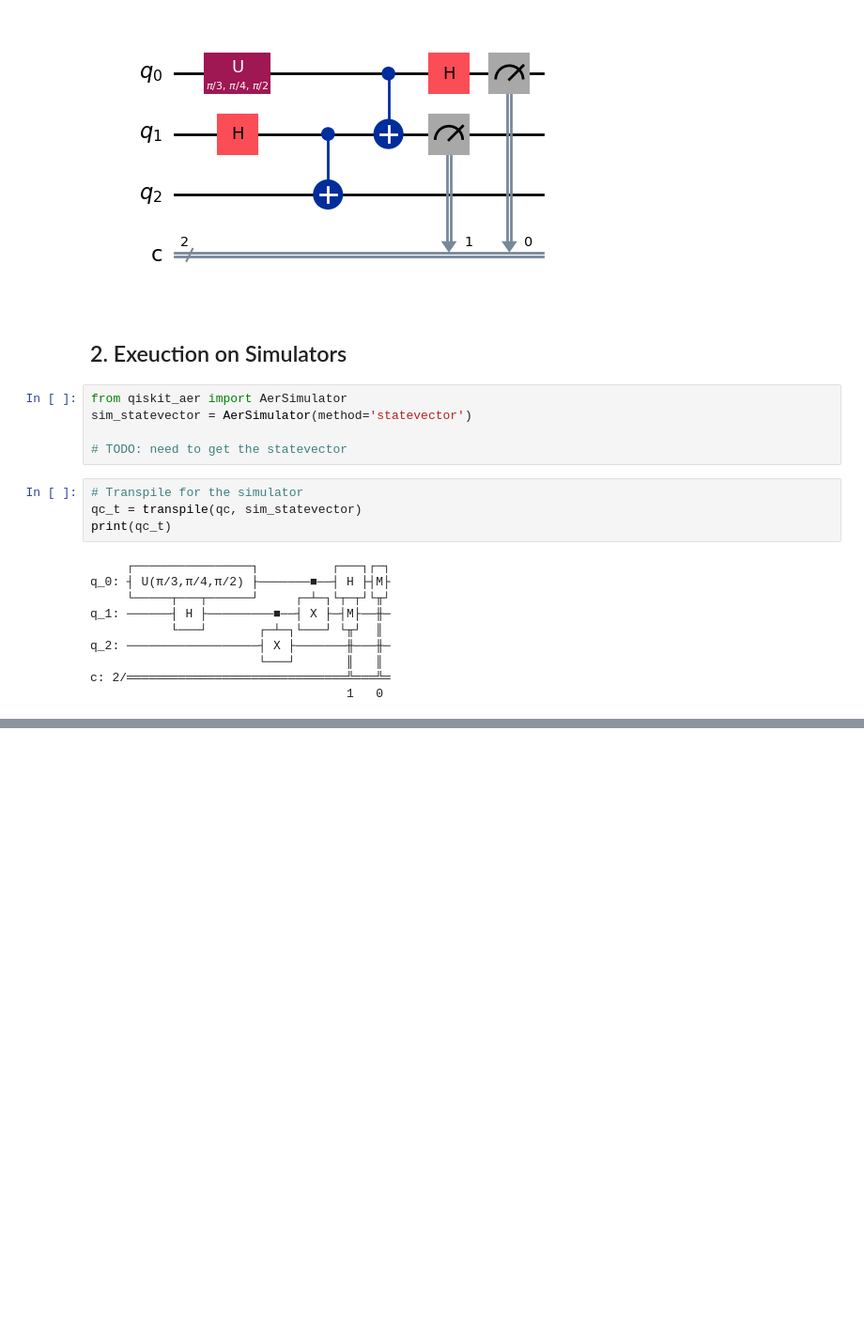
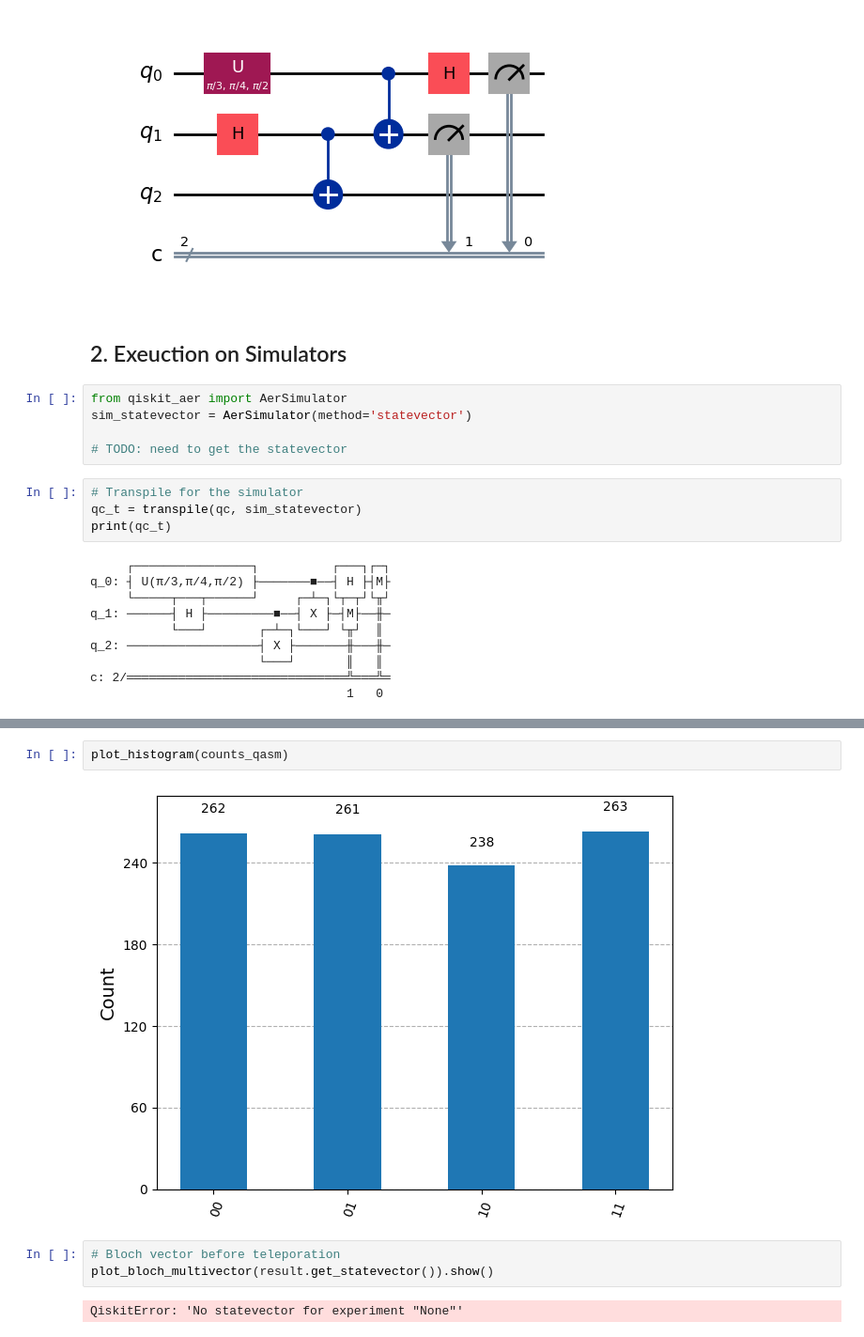
Before and after one commit to seokw-Ryan/qiskit-notes, a Jupyter notebook: practice/quantum_teleportation_protocol.ipynb, the cells around one changed output, grey strips where cells are left out. Shown at 94% size. Cells and saved outputs as stored; diff of their text form; blank space fills up the shorter version.

```diff
--- a/practice/quantum_teleportation_protocol.ipynb
+++ b/practice/quantum_teleportation_protocol.ipynb
@@ -84,0 +87,9 @@ counts = result_qasm.get_counts()
+# %%
+plot_histogram(counts_qasm)
+# %% [output]
+[figure, added]
+# %%
+# Bloch vector before teleporation
+plot_bloch_multivector(result.get_statevector()).show()
+# %% [output]
+QiskitError: 'No statevector for experiment "None"'
```
Also changed, not shown: parts of 6 cells of this notebook.
